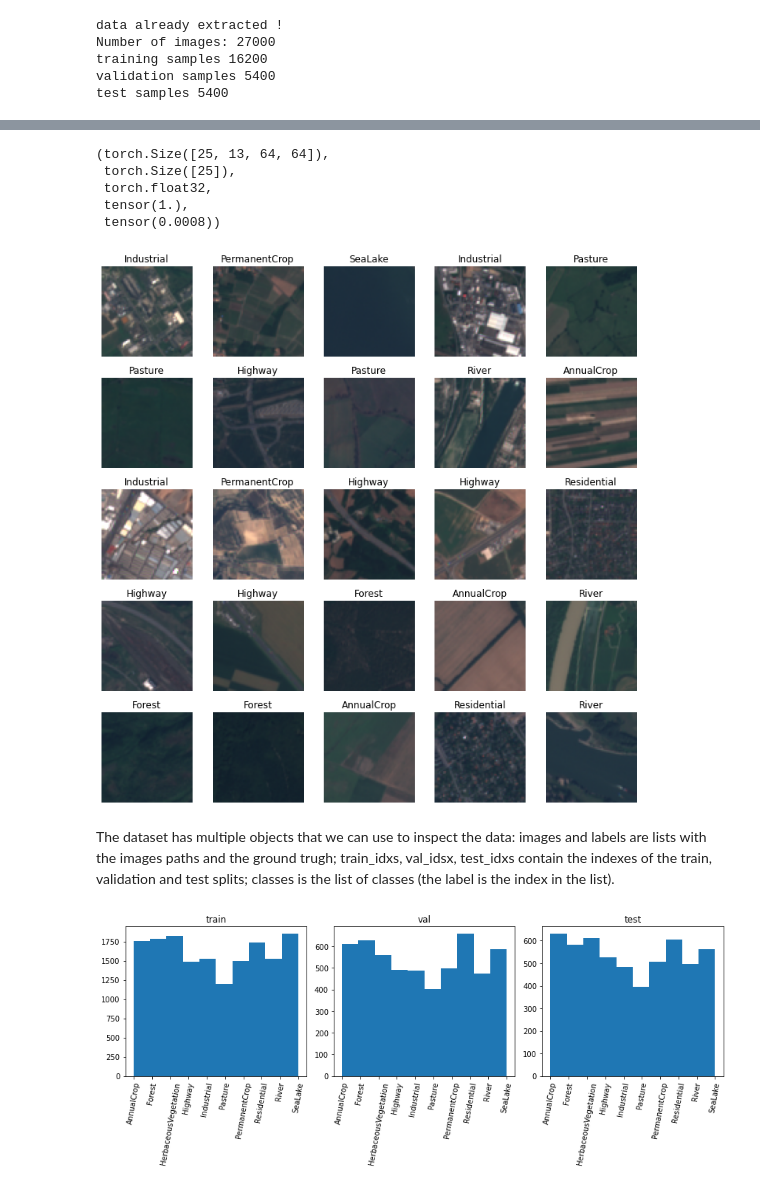
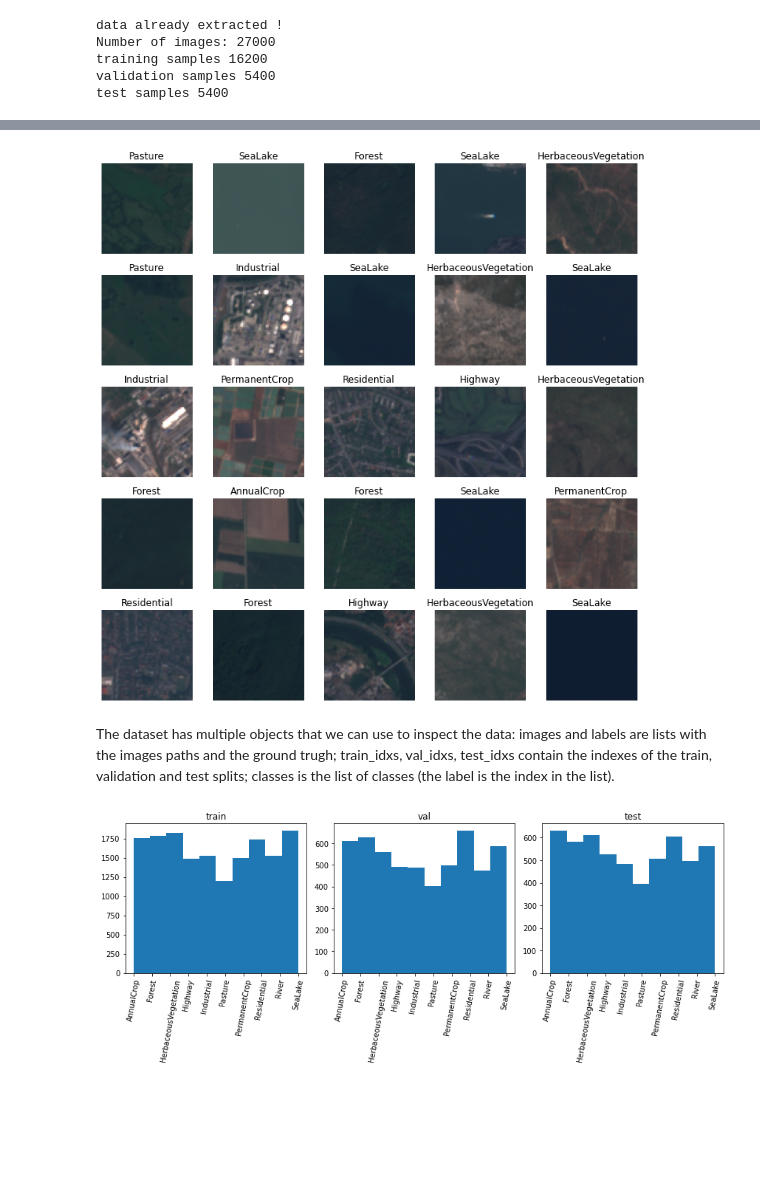
Before and after one commit to earthpulse/pytorchEO, a Jupyter notebook: examples/eurosat_advanced.ipynb, the cells around one changed output, grey strips where cells are left out. Saved outputs shown, nothing was run; the diff lists cells and outputs as text; code cells hidden in the pictures; blank space fills up the shorter version.

```diff
--- a/examples/eurosat_advanced.ipynb
+++ b/examples/eurosat_advanced.ipynb
@@ -44,34 +32,26 @@ ds.in_chans, ds.num_classes, ds.classes
-# %%
-imgs, labels = next(iter(ds.train_dataloader()))
-
-imgs.shape, labels.shape, imgs.dtype, imgs.max(), imgs.min()
-# %% [output]
-(torch.Size([25, 13, 64, 64]),
- torch.Size([25]),
- torch.float32,
- tensor(1.),
- tensor(0.0008))
 # %%
 import matplotlib.pyplot as plt
+
+imgs, labels = next(iter(ds.train_dataloader()))
 
 fig = plt.figure(figsize=(10, 10))
 for i, (img, label) in enumerate(zip(imgs, labels)):
     ax = plt.subplot(5, 5, i + 1)
     if img.ndim < 3:
-        ax.imshow(img)
+        ax.imshow(img, cmap="gray")
     else:
         if img.size(0) == 3:
             ax.imshow(img.permute(1,2,0))
         else:
             ax.imshow(img.permute(1,2,0)[...,(3,2,1)])
     ax.set_title(ds.classes[label.item()])
     ax.axis('off')
 plt.tight_layout()
 plt.show()
 # %% [output]
-[figure, old version]
+[figure, new version]
 # %% [markdown]
-The dataset has multiple objects that we can use to inspect the data: images and labels are lists with the images paths and the ground trugh; train_idxs, val_idsx, test_idxs contain the indexes of the train, validation and test splits; classes is the list of classes (the label is the index in the list).
+The dataset has multiple objects that we can use to inspect the data: images and labels are lists with the images paths and the ground trugh; train_idxs, val_idxs, test_idxs contain the indexes of the train, validation and test splits; classes is the list of classes (the label is the index in the list).
 # %%
 # label distribution
 
```
Also changed, not shown: parts of 17 cells of this notebook, 7 other files.
